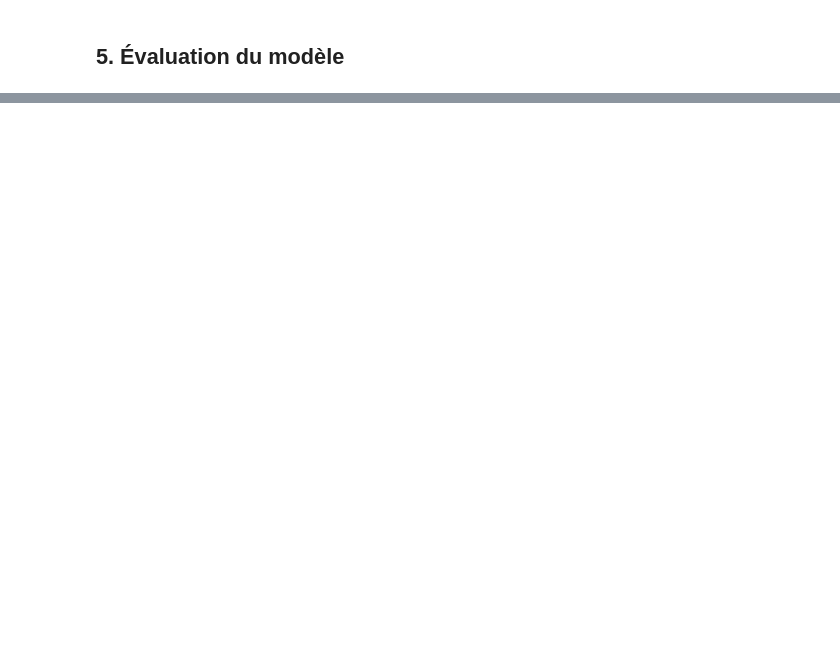
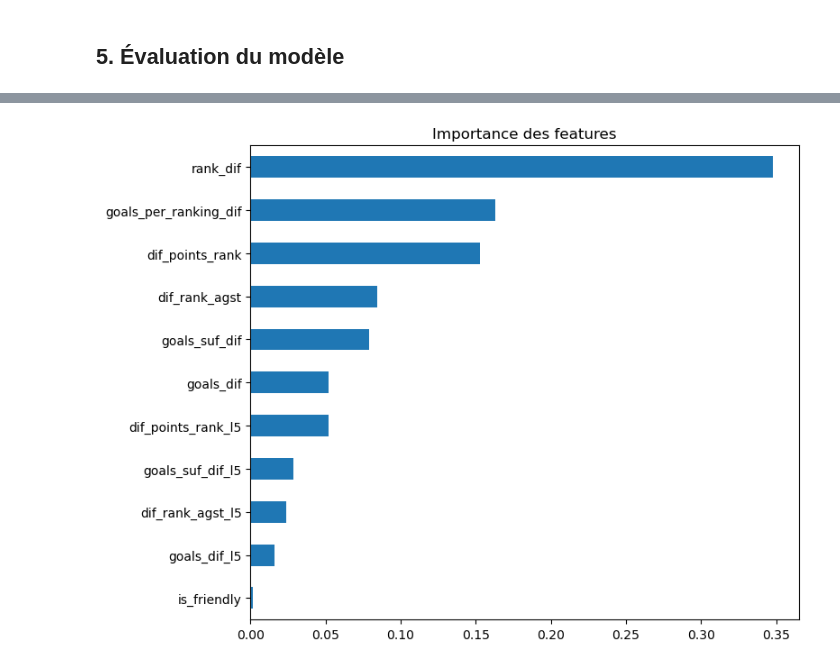
Before and after one commit to MartialBayom/world-cup-2026-prediction, a Jupyter notebook: notebooks/04_modeling.ipynb, the cells around one changed output, grey strips where cells are left out. Cells and saved outputs as stored; diff of their text form; code cells hidden in the pictures; blank space fills up the shorter version.

```diff
--- a/notebooks/04_modeling.ipynb
+++ b/notebooks/04_modeling.ipynb
@@ -104,8 +177,10 @@ plt.show()
 # %%
 # Importance des features
-importances = pd.Series(best_model.feature_importances_, index=FEATURES).sort_values(ascending=True)
+importances = pd.Series(gb.feature_importances_, index=FEATURES).sort_values(ascending=True)
 
 importances.plot(kind="barh", figsize=(8, 6))
 plt.title("Importance des features")
 plt.tight_layout()
 plt.show()
+# %% [output]
+[figure, added]
```
Also changed, not shown: parts of 6 cells of this notebook.
